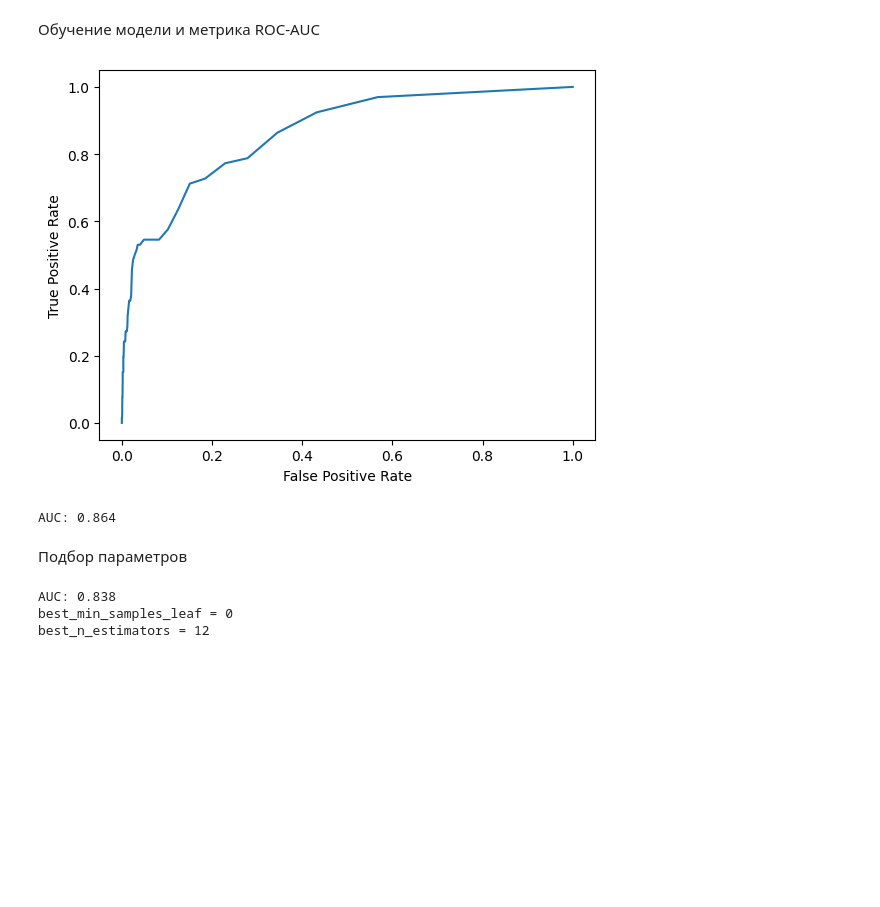
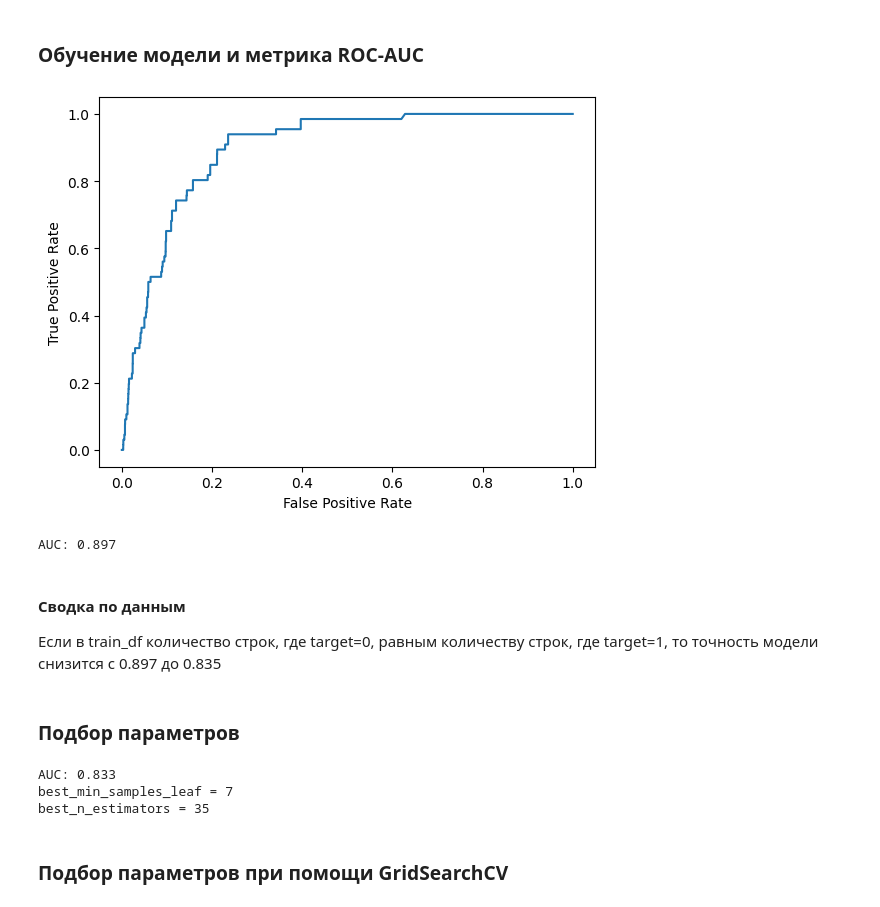
Before and after one commit to Kent4r/SecondIntensive, a Jupyter notebook: main.ipynb, the cells around one changed output. Drawn from its saved outputs; the diff is of its cells as text; code cells hidden in the pictures; blank space fills up the shorter version.

```diff
--- a/main.ipynb
+++ b/main.ipynb
@@ -22,0 +35,4 @@ valid_df = pd.read_csv("valid.csv")
+# %%
+types = train_df.dtypes
+train_df = train_df.T.drop_duplicates().T
+train_df = train_df.astype(types[train_df.columns])
@@ -167,59 +196,61 @@ Merged col2348 and col2396: common_values = [np.float64(8.88), np.float64(9.91),
 # %% [markdown]
-Обучение модели и метрика ROC-AUC
+### Обучение модели и метрика ROC-AUC
 # %%
 # Загрузка Данных
 X_train = train_df.drop(columns='target')
 y_train = train_df['target']
 X_test = valid_df.drop(columns='target')
 y_test = valid_df['target']
 
 # инициализация и обучение модели
-rf_classifier = RandomForestClassifier(min_samples_leaf = 87, n_estimators = 12, random_state=384)
+rf_classifier = RandomForestClassifier(min_samples_leaf = 7, n_estimators = 35, random_state=384)
 rf_classifier.fit(X_train, y_train)
 
 # предсказание вероятностей
 y_pred_proba = rf_classifier.predict_proba(X_test)[:,1]
 
 fpr, tpr, _ = metrics.roc_curve(y_test,  y_pred_proba)
 
 # построение ROC кривой
 plt.plot(fpr, tpr)
 plt.ylabel('True Positive Rate')
 plt.xlabel('False Positive Rate')
 plt.show()
 
 auc = metrics.roc_auc_score(y_test, y_pred_proba)
 print("AUC: %.3f" % auc)
 # %% [output]
-[figure, old version]
+[figure, new version]
-AUC: 0.864
+AUC: 0.897
-# %% [markdown]
-Подбор параметров
+# %% [markdown]
+#### Сводка по данным
+Если в train_df количество строк, где target=0, равным количеству строк, где target=1, то точность модели снизится с 0.897 до 0.835
+# %% [markdown]
+### Подбор параметров
 # %%
 best_auc = 0.0
 best_min_samples_leaf = 0
 best_n_estimators = 0
 
-for var in range(1,101):
-    rf_classifier = RandomForestClassifier(min_samples_leaf = var, random_state=384)
-    rf_classifier.fit(X_train, y_train)
-    y_pred_proba = rf_classifier.predict_proba(X_test)[:,1]
-    auc = metrics.roc_auc_score(y_test, y_pred_proba)
-    if auc > best_auc:
-        best_auc = auc
-        best_min_samples_leaf = var
+for var1 in range(1,101):
+    for var2 in range(1,101):
+        rf_classifier = RandomForestClassifier(min_samples_leaf = var1, n_estimators = var2, random_state=384)
+        rf_classifier.fit(X_train, y_train)
+        y_pred_proba = rf_classifier.predict_proba(X_test)[:,1]
+        auc = metrics.roc_auc_score(y_test, y_pred_proba)
+        if auc > best_auc:
+            best_auc = auc
+            best_min_samples_leaf = var1
+            best_n_estimators = var2
 
-for var in range(1,101):
-    rf_classifier = RandomForestClassifier(min_samples_leaf = best_min_samples_leaf, n_estimators = var,random_state=384)
-    rf_classifier.fit(X_train, y_train)
-    y_pred_proba = rf_classifier.predict_proba(X_test)[:,1]
-    auc = metrics.roc_auc_score(y_test, y_pred_proba)
-    if auc > best_auc:
-        best_auc = auc
-        best_n_estimators = var
 
-print("AUC: %.3f" % auc, f"\nbest_min_samples_leaf = {best_min_samples_leaf}\nbest_n_estimators = {best_n_estimators}")
+print("AUC: %.3f" % best_auc, f"\nbest_min_samples_leaf = {best_min_samples_leaf}\nbest_n_estimators = {best_n_estimators}")
+# AUC: 0.897
+# best_min_samples_leaf = 7
+# best_n_estimators = 35
 # %% [output]
-AUC: 0.838
-best_min_samples_leaf = 0
-best_n_estimators = 12
+AUC: 0.833
+best_min_samples_leaf = 7
+best_n_estimators = 35
+# %% [markdown]
+### Подбор параметров при помощи GridSearchCV
```
Also changed, not shown: parts of 18 cells of this notebook.
